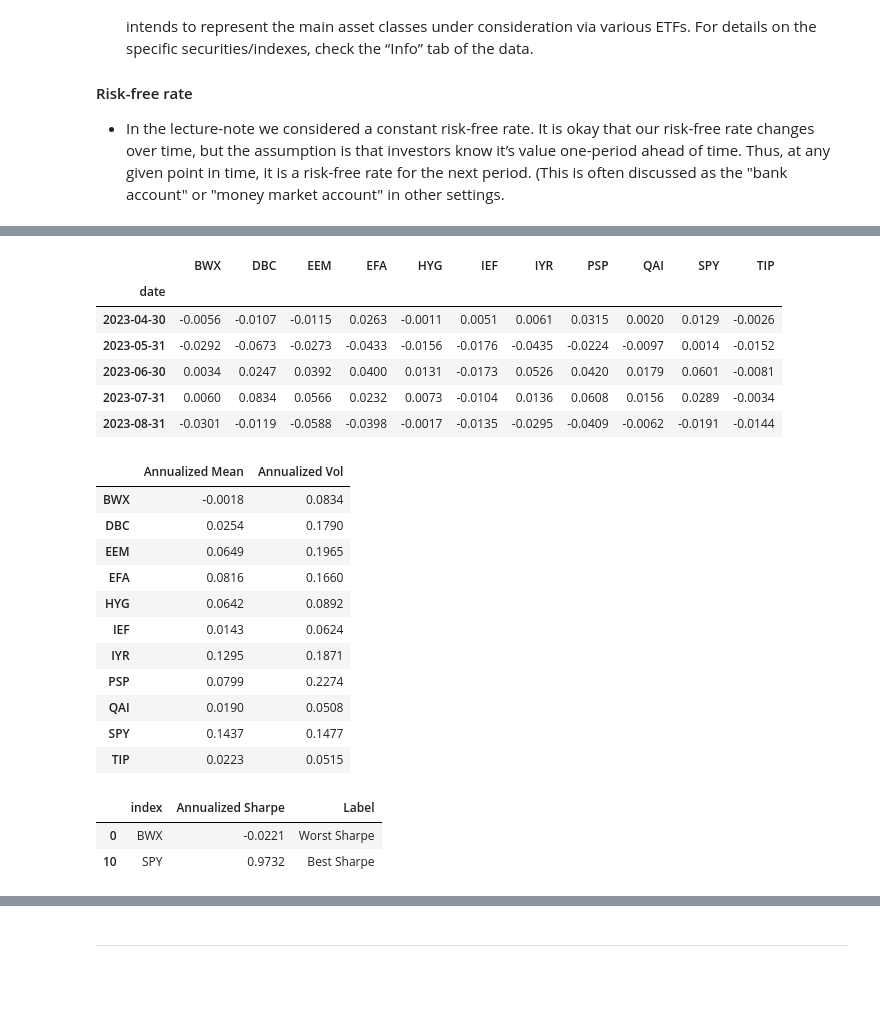
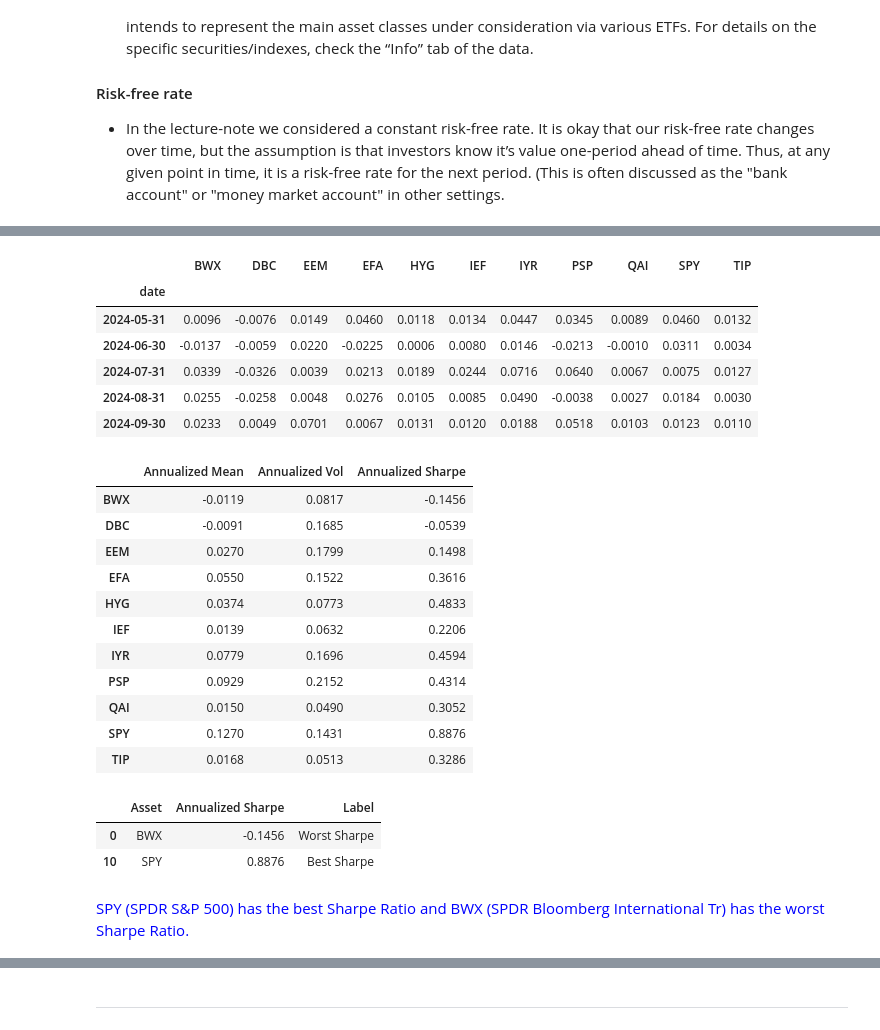
Before and after one commit to Fernando-Urbano/finm-portfolio-and-risk-management, a Jupyter notebook: homework-1/homework_1.ipynb, the cells around one changed output, grey strips where cells are left out. Drawn from its saved outputs; the diff is of its cells as text; code cells hidden in the pictures; blank space fills up the shorter version.

```diff
--- a/homework-1/homework_1.ipynb
+++ b/homework-1/homework_1.ipynb
@@ -116,43 +164,44 @@ Based on the analysis, do TIPS seem to expand the investment opportunity set, im
 # %%
 import pandas as pd
 import numpy as np
 import os
 import sys
+import matplotlib.pyplot as plt
 current_dir = os.getcwd()
 parent_dir = os.path.abspath(os.path.join(current_dir, os.pardir))
 sys.path.insert(0, parent_dir)
 import port_management_helper.helper as pmh
 
-assets_excess_returns = pmh.read_excel_default("data/multi_asset_etf_data_last_year.xlsx", sheet_name="excess returns")
+assets_excess_returns = pmh.read_excel_default("data/multi_asset_etf_data.xlsx", sheet_name="excess returns")
 assets_excess_returns.tail()
 # %% [output]
 |  | BWX | DBC | EEM | EFA | HYG | IEF | IYR | PSP | QAI | SPY | TIP |
 | date |  |  |  |  |  |  |  |  |  |  |  |
-| 2023-04-30 | -0.0056 | -0.0107 | -0.0115 | 0.0263 | -0.0011 | 0.0051 | 0.0061 | 0.0315 | 0.0020 | 0.0129 | -0.0026 |
-| 2023-05-31 | -0.0292 | -0.0673 | -0.0273 | -0.0433 | -0.0156 | -0.0176 | -0.0435 | -0.0224 | -0.0097 | 0.0014 | -0.0152 |
-| 2023-06-30 | 0.0034 | 0.0247 | 0.0392 | 0.0400 | 0.0131 | -0.0173 | 0.0526 | 0.0420 | 0.0179 | 0.0601 | -0.0081 |
-| 2023-07-31 | 0.0060 | 0.0834 | 0.0566 | 0.0232 | 0.0073 | -0.0104 | 0.0136 | 0.0608 | 0.0156 | 0.0289 | -0.0034 |
-| 2023-08-31 | -0.0301 | -0.0119 | -0.0588 | -0.0398 | -0.0017 | -0.0135 | -0.0295 | -0.0409 | -0.0062 | -0.0191 | -0.0144 |
+| 2024-05-31 | 0.0096 | -0.0076 | 0.0149 | 0.0460 | 0.0118 | 0.0134 | 0.0447 | 0.0345 | 0.0089 | 0.0460 | 0.0132 |
+| 2024-06-30 | -0.0137 | -0.0059 | 0.0220 | -0.0225 | 0.0006 | 0.0080 | 0.0146 | -0.0213 | -0.0010 | 0.0311 | 0.0034 |
+| 2024-07-31 | 0.0339 | -0.0326 | 0.0039 | 0.0213 | 0.0189 | 0.0244 | 0.0716 | 0.0640 | 0.0067 | 0.0075 | 0.0127 |
+| 2024-08-31 | 0.0255 | -0.0258 | 0.0048 | 0.0276 | 0.0105 | 0.0085 | 0.0490 | -0.0038 | 0.0027 | 0.0184 | 0.0030 |
+| 2024-09-30 | 0.0233 | 0.0049 | 0.0701 | 0.0067 | 0.0131 | 0.0120 | 0.0188 | 0.0518 | 0.0103 | 0.0123 | 0.0110 |
 # %%
 pmh.calc_summary_statistics(
     assets_excess_returns,
     annual_factor=12,
     provided_excess_returns=True,
-    keep_columns=['Annualized Vol', 'Annualized Mean']
+    keep_columns=['Annualized Vol', 'Annualized Mean', 'Annualized Sharpe']
 )
 # %% [output]
-|  | Annualized Mean | Annualized Vol |
-| BWX | -0.0018 | 0.0834 |
-| DBC | 0.0254 | 0.1790 |
-| EEM | 0.0649 | 0.1965 |
-| EFA | 0.0816 | 0.1660 |
-| HYG | 0.0642 | 0.0892 |
-| IEF | 0.0143 | 0.0624 |
-| IYR | 0.1295 | 0.1871 |
-| PSP | 0.0799 | 0.2274 |
-| QAI | 0.0190 | 0.0508 |
-| SPY | 0.1437 | 0.1477 |
-| TIP | 0.0223 | 0.0515 |
+|  | Annualized Mean | Annualized Vol | Annualized Sharpe |
+| BWX | -0.0119 | 0.0817 | -0.1456 |
+| DBC | -0.0091 | 0.1685 | -0.0539 |
+| EEM | 0.0270 | 0.1799 | 0.1498 |
+| EFA | 0.0550 | 0.1522 | 0.3616 |
+| HYG | 0.0374 | 0.0773 | 0.4833 |
+| IEF | 0.0139 | 0.0632 | 0.2206 |
+| IYR | 0.0779 | 0.1696 | 0.4594 |
+| PSP | 0.0929 | 0.2152 | 0.4314 |
+| QAI | 0.0150 | 0.0490 | 0.3052 |
+| SPY | 0.1270 | 0.1431 | 0.8876 |
+| TIP | 0.0168 | 0.0513 | 0.3286 |
 # %%
 (
     pmh.calc_summary_statistics(
@@ -164,9 +213,15 @@ pmh.calc_summary_statistics(
     .sort_values("Annualized Sharpe")
     .reset_index()
     .loc[lambda df: df.index.isin([0, len(df.index)-1])]
+    .rename(columns={"index": "Asset"})
     .assign(Label=["Worst Sharpe", "Best Sharpe"])
 )
 # %% [output]
-|  | index | Annualized Sharpe | Label |
-| 0 | BWX | -0.0221 | Worst Sharpe |
-| 10 | SPY | 0.9732 | Best Sharpe |
+|  | Asset | Annualized Sharpe | Label |
+| 0 | BWX | -0.1456 | Worst Sharpe |
+| 10 | SPY | 0.8876 | Best Sharpe |
+# %% [markdown]
+<span style="color:blue;">
+SPY (SPDR S&P 500) has the best Sharpe Ratio and BWX (SPDR Bloomberg International Tr) has the worst Sharpe Ratio.
+
+</span>
```
Also changed, not shown: parts of 39 cells of this notebook, 3 other files.
